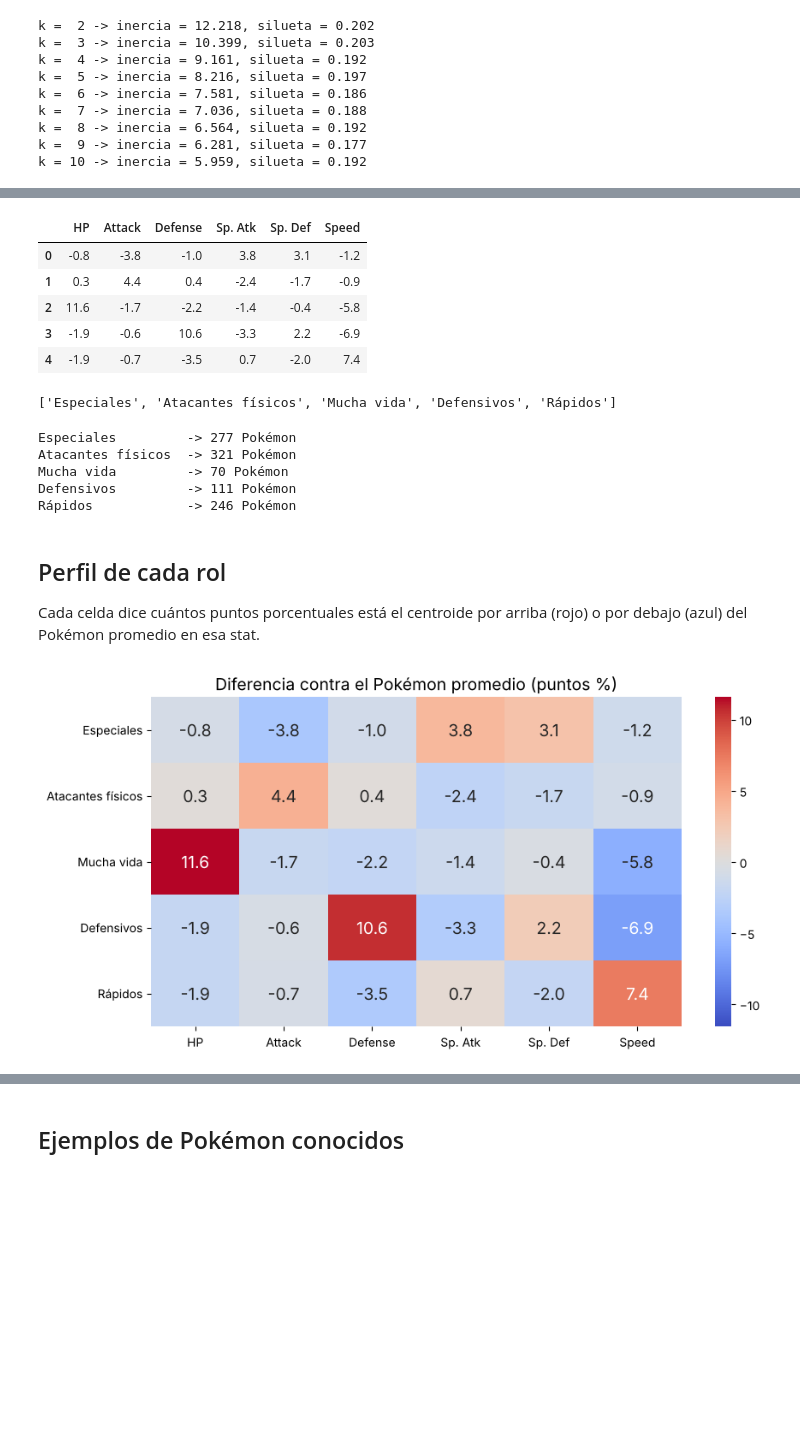
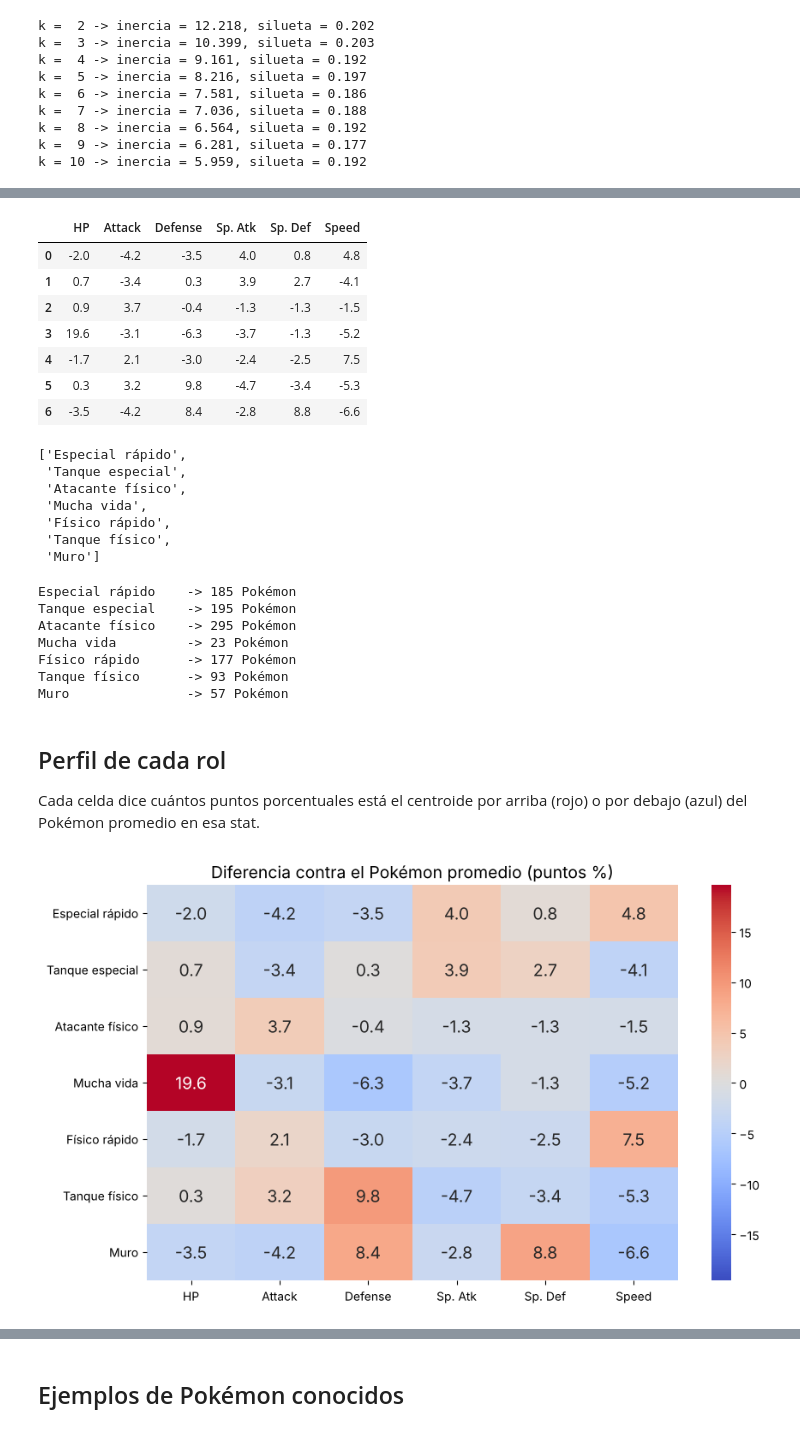
Before and after one commit to Cesarsith25/Unimodelo_IA, a Jupyter notebook: Proyecto2/Inciso5/2_roles_pokemon.ipynb, the cells around one changed output, grey strips where cells are left out. Drawn from its saved outputs; the diff is of its cells as text; code cells hidden in the pictures; blank space fills up the shorter version.

```diff
--- a/Proyecto2/Inciso5/2_roles_pokemon.ipynb
+++ b/Proyecto2/Inciso5/2_roles_pokemon.ipynb
@@ -165,5 +166,5 @@ k = 10 -> inercia = 5.959, silueta = 0.192
 # %%
-k = 5
+k = 7
 kmeans = KMeans(n_clusters=k, n_init=10, random_state=42).fit(X)
 # %%
 centros = pd.DataFrame(kmeans.cluster_centers_ * 100, columns=stats) #Centroides en % del total
@@ -184,26 +187,37 @@ diferencia = centros - promedio #Puntos porcentuales arriba (+) o abajo (-) del
 diferencia.round(1)
 # %% [output]
 |  | HP | Attack | Defense | Sp. Atk | Sp. Def | Speed |
-| 0 | -0.8 | -3.8 | -1.0 | 3.8 | 3.1 | -1.2 |
-| 1 | 0.3 | 4.4 | 0.4 | -2.4 | -1.7 | -0.9 |
-| 2 | 11.6 | -1.7 | -2.2 | -1.4 | -0.4 | -5.8 |
-| 3 | -1.9 | -0.6 | 10.6 | -3.3 | 2.2 | -6.9 |
-| 4 | -1.9 | -0.7 | -3.5 | 0.7 | -2.0 | 7.4 |
+| 0 | -2.0 | -4.2 | -3.5 | 4.0 | 0.8 | 4.8 |
+| 1 | 0.7 | -3.4 | 0.3 | 3.9 | 2.7 | -4.1 |
+| 2 | 0.9 | 3.7 | -0.4 | -1.3 | -1.3 | -1.5 |
+| 3 | 19.6 | -3.1 | -6.3 | -3.7 | -1.3 | -5.2 |
+| 4 | -1.7 | 2.1 | -3.0 | -2.4 | -2.5 | 7.5 |
+| 5 | 0.3 | 3.2 | 9.8 | -4.7 | -3.4 | -5.3 |
+| 6 | -3.5 | -4.2 | 8.4 | -2.8 | 8.8 | -6.6 |
 # %%
-nombre_por_stat = {'HP': 'Mucha vida', 'Attack': 'Atacantes físicos', 'Defense': 'Defensivos',
-                   'Sp. Atk': 'Especiales', 'Sp. Def': 'Especiales', 'Speed': 'Rápidos'}
+nombre_por_combinacion = {('Attack',): 'Atacante físico',
+                          ('Attack', 'Speed'): 'Físico rápido',
+                          ('Sp. Atk', 'Speed'): 'Especial rápido',
+                          ('Sp. Atk', 'Sp. Def'): 'Tanque especial',
+                          ('Attack', 'Defense'): 'Tanque físico',
+                          ('Defense', 'Sp. Def'): 'Muro',
+                          ('HP',): 'Mucha vida'}
 
 nombres = []
 for g in range(k):
-    stat_mayor = stats[np.argmax(diferencia.values[g])] #np.argmax regresa la posición del valor más alto
-    nombre = nombre_por_stat[stat_mayor]
-    if nombre in nombres: #Si dos grupos destacan en lo mismo, se les distingue con un número
-        nombre = f'{nombre} 2'
-    nombres.append(nombre)
+    fila = diferencia.iloc[g].sort_values(ascending=False) #Stats del centroide g, de mayor a menor diferencia
+    destacadas = tuple(sorted([stat for stat in fila.index[:2] if fila[stat] > 2])) #Las 2 mayores que superan al promedio por más de 2 puntos; sorted las pone en orden alfabético, como en el diccionario
+    nombres.append(nombre_por_combinacion.get(destacadas, ' + '.join(destacadas))) #Si la combinación no tiene nombre, se usan las stats
 
 nombres
 # %% [output]
-['Especiales', 'Atacantes físicos', 'Mucha vida', 'Defensivos', 'Rápidos']
+['Especial rápido',
+ 'Tanque especial',
+ 'Atacante físico',
+ 'Mucha vida',
+ 'Físico rápido',
+ 'Tanque físico',
+ 'Muro']
 # %%
 df['Rol'] = [nombres[g] for g in kmeans.labels_] #labels_ dice a qué grupo pertenece cada Pokémon
 
@@ -211,21 +225,23 @@ for rol in nombres:
     cantidad = (df['Rol'] == rol).sum()
     print(f'{rol:18} -> {cantidad} Pokémon')
 # %% [output]
-Especiales         -> 277 Pokémon
-Atacantes físicos  -> 321 Pokémon
-Mucha vida         -> 70 Pokémon
-Defensivos         -> 111 Pokémon
-Rápidos            -> 246 Pokémon
+Especial rápido    -> 185 Pokémon
+Tanque especial    -> 195 Pokémon
+Atacante físico    -> 295 Pokémon
+Mucha vida         -> 23 Pokémon
+Físico rápido      -> 177 Pokémon
+Tanque físico      -> 93 Pokémon
+Muro               -> 57 Pokémon
 # %% [markdown]
 <h2>Perfil de cada rol</h2>
 <p>Cada celda dice cuántos puntos porcentuales está el centroide por arriba (rojo) o por debajo (azul) del Pokémon promedio en esa stat.</p>
 # %%
 diferencia.index = nombres
 limite = np.abs(diferencia.values).max() #Para que el 0 quede en el color neutro
 
-plt.figure(figsize=(10, 5))
+plt.figure(figsize=(10, 6))
 sns.heatmap(diferencia, cmap='coolwarm', annot=True, fmt='.1f', vmin=-limite, vmax=limite)
 plt.title('Diferencia contra el Pokémon promedio (puntos %)')
 plt.show()
 # %% [output]
-[figure, old version]
+[figure, new version]
```
Also changed, not shown: parts of 18 cells of this notebook, 5 other files.
